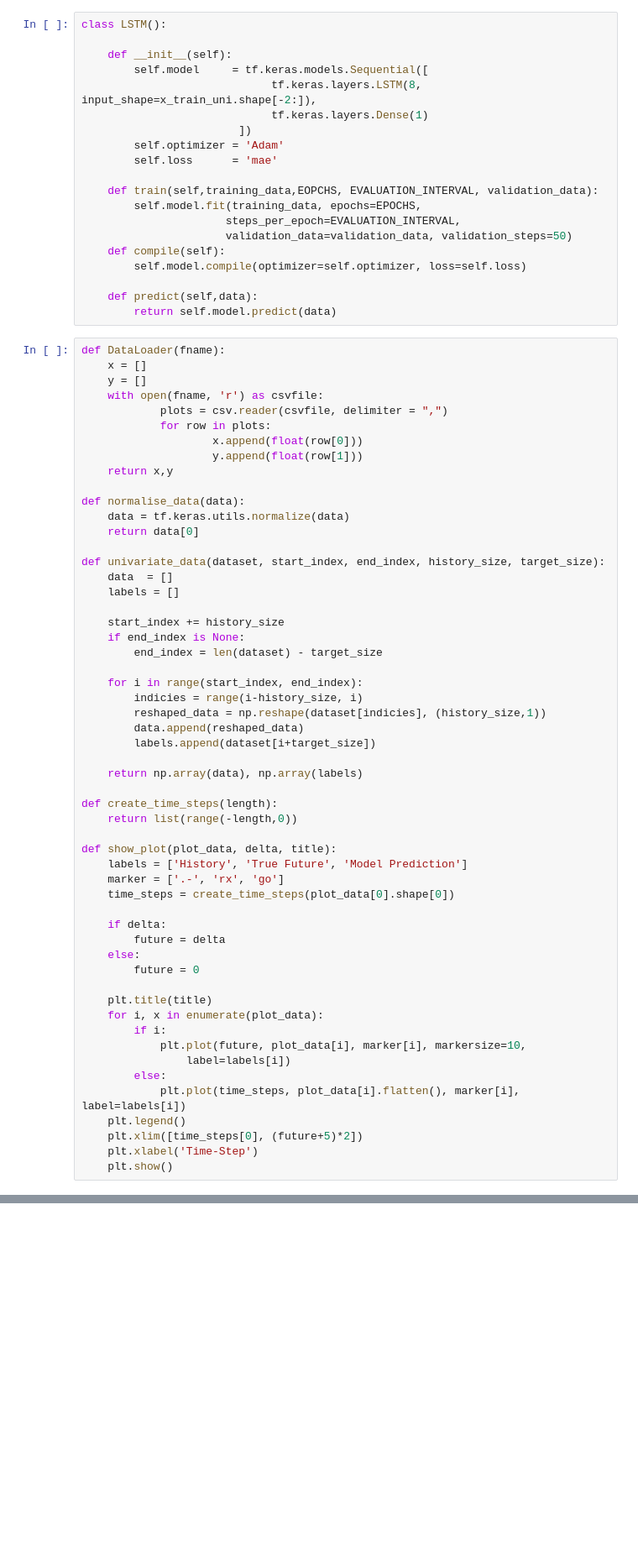
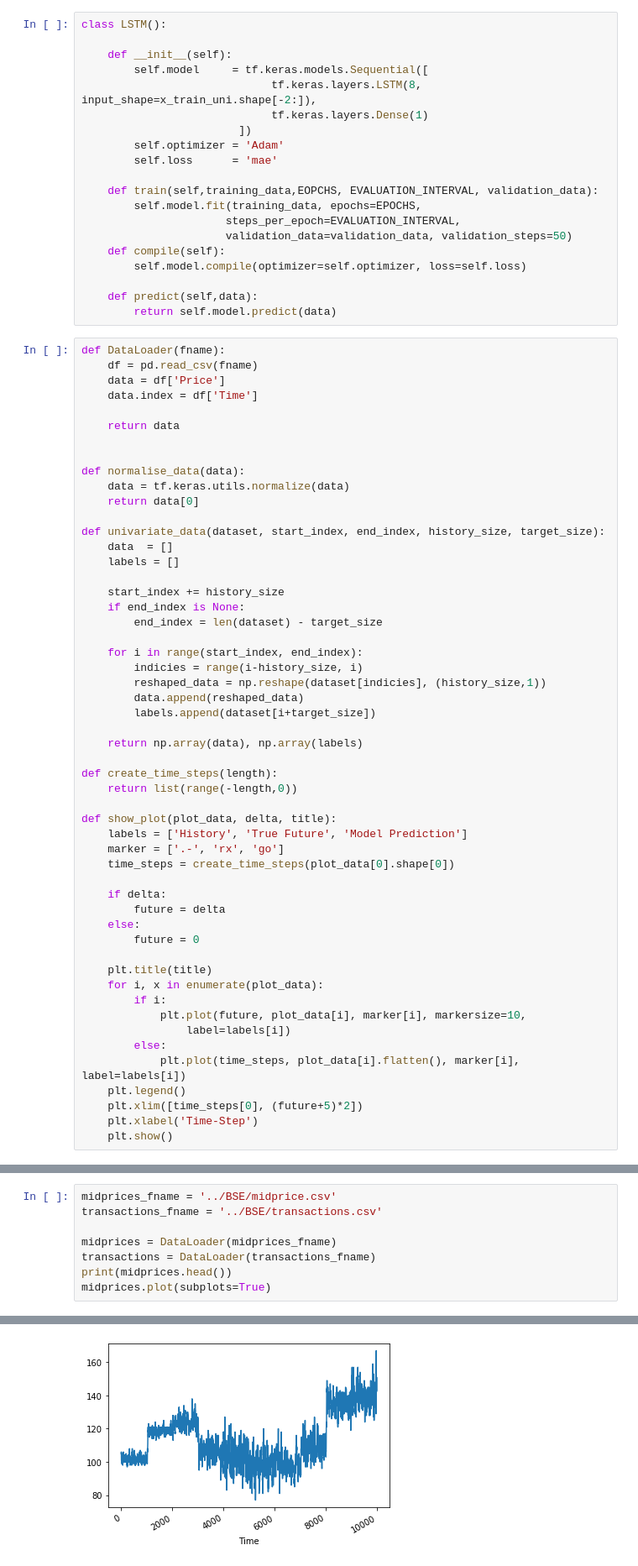
Before and after one commit to ashwindersk/Trader, a Jupyter notebook: LSTM/Train.ipynb, the cells around one changed output, grey strips where cells are left out. Shown at 84% size. Drawn from its saved outputs; the diff is of its cells as text; blank space fills up the shorter version.

```diff
--- a/LSTM/Train.ipynb
+++ b/LSTM/Train.ipynb
@@ -28,14 +29,12 @@ class LSTM():
         return self.model.predict(data)
 # %%
 def DataLoader(fname):
-    x = []
-    y = []
-    with open(fname, 'r') as csvfile:
-            plots = csv.reader(csvfile, delimiter = ",")
-            for row in plots:
-                    x.append(float(row[0]))
-                    y.append(float(row[1]))
-    return x,y
+    df = pd.read_csv(fname)
+    data = df['Price']
+    data.index = df['Time']
+
+    return data
+
 
 def normalise_data(data):
     data = tf.keras.utils.normalize(data)
@@ -96,0 +83,9 @@ print(len(midprice_x))
+# %%
+midprices_fname = '../BSE/midprice.csv'
+transactions_fname = '../BSE/transactions.csv'
+
+midprices = DataLoader(midprices_fname)
+transactions = DataLoader(transactions_fname)
+print(midprices.head())
+midprices.plot(subplots=True)
+# %% [output]
@@ -96,0 +101 @@ print(len(midprice_x))
+[figure, added]
```
Also changed, not shown: parts of 9 cells of this notebook, 3 other files.
